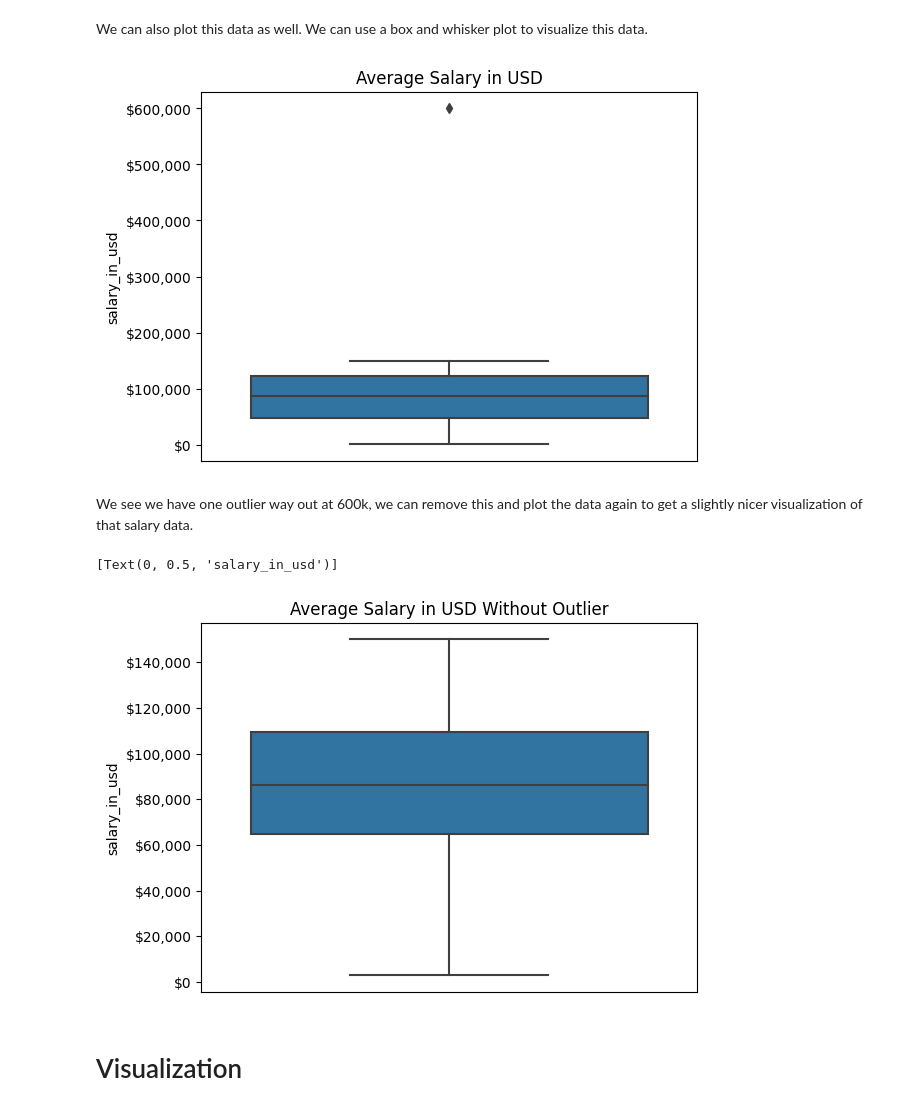
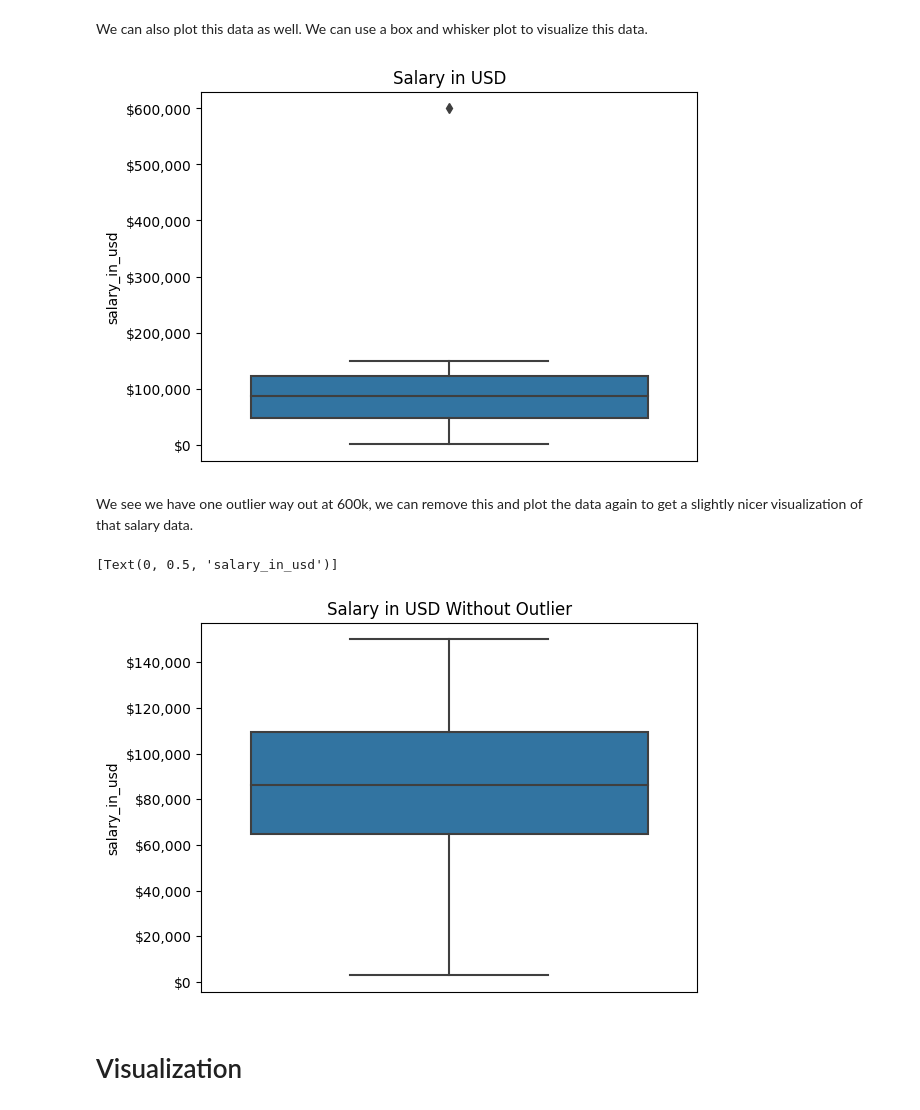
Before and after one commit to jtlantz/dm-proj1, a Jupyter notebook: notebooks/ds_salaries.ipynb, the cells around one changed output. Saved outputs shown, nothing was run; the diff lists cells and outputs as text; code cells hidden in the pictures.

```diff
--- a/notebooks/ds_salaries.ipynb
+++ b/notebooks/ds_salaries.ipynb
@@ -91,11 +91,11 @@ We can also plot this data as well. We can use a box and whisker plot to visuali
 # %%
 tmp = df.describe()
 plot = sns.boxplot(data=tmp, y='salary_in_usd')
 plot.yaxis.set_major_formatter('${x:,.0f}')
-plot.set_title('Average Salary in USD')
+plot.set_title('Salary in USD')
 plot.xaxis.set_visible(False)
 # %% [output]
-[figure, old version]
+[figure, new version]
 # %% [markdown]
 We see we have one outlier way out at 600k, we can remove this and plot the data again to get a slightly nicer visualization of that salary data.
 # %%
@@ -105,11 +105,11 @@ tmp.drop('max', axis=0, inplace=True)
 plot = sns.boxplot(data=tmp['salary_in_usd'])
 plot.xaxis.set_visible(False)
 plot.yaxis.set_major_formatter('${x:,.0f}')
-plot.set_title('Average Salary in USD Without Outlier')
+plot.set_title('Salary in USD Without Outlier')
 plot.set(ylabel='salary_in_usd')
 # %% [output]
 [Text(0, 0.5, 'salary_in_usd')]
-[figure, old version]
+[figure, new version]
 # %% [markdown]
 # Visualization
 # %%
```
Also changed, not shown: parts of 3 cells of this notebook.
